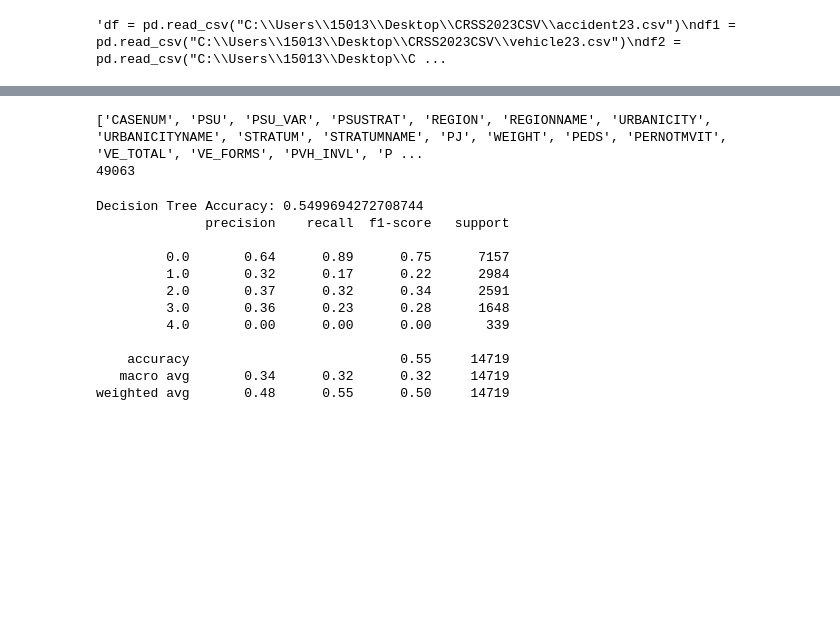
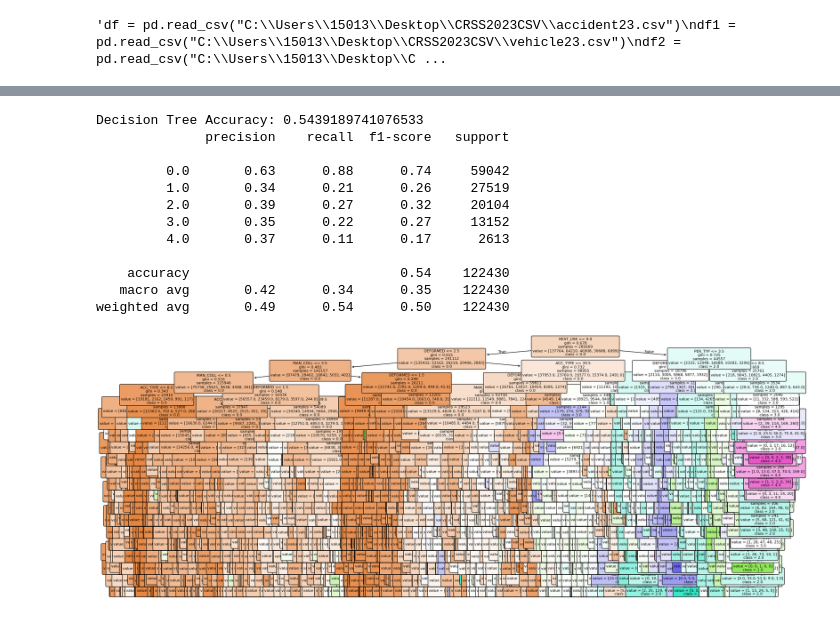
Before and after one commit to emmab0118/Data_Miners, a Jupyter notebook: features.ipynb, the cells around one changed output, grey strips where cells are left out. Drawn from its saved outputs; the diff is of its cells as text; code cells hidden in the pictures; blank space fills up the shorter version.

Commit message:
horrifying graph

```diff
--- a/features.ipynb
+++ b/features.ipynb
@@ -55,34 +30,3 @@ print(len(df2)) #each file has a differnt num of entries, we need to match case
-# %%
-#merge all three dfs based on casenum
-
-#when i first ran all my code the df len was 500,000
-#assuming this is because of multiple people per car in accident?
-# if we remove these two lines then we will have much more data to work with
-df1_first = df1.groupby("CASENUM").head(1)
-df2_first = df2.groupby("CASENUM").head(1)
-
-df3 = (
-    df
-    .merge(df1_first, on="CASENUM", how="left")
-    .merge(df2_first, on="CASENUM", how="left")
-)
-
-"""df3 = (
-    df
-    .merge(df1, on="CASENUM", how="left")
-    .merge(df2, on="CASENUM", how="left")
-)"""
-
-
-df3 = df3[df3['MAX_SEV'] <= 4] #drop where sev vals > 4
-print(list(df3.columns))
-
-#so by this point what we have is df3, which is a dataframe consisting of
-#each unique column in the three csvs
-print(len(df3))
-# %% [output]
-['CASENUM', 'PSU', 'PSU_VAR', 'PSUSTRAT', 'REGION', 'REGIONNAME', 'URBANICITY', 'URBANICITYNAME', 'STRATUM', 'STRATUMNAME', 'PJ', 'WEIGHT', 'PEDS', 'PERNOTMVIT', 'VE_TOTAL', 'VE_FORMS', 'PVH_INVL', 'P ...
-49063
 # %%
 #checking for missing/unknown values and changing to NaN
 #most of the code taken from demo.ipynb
@@ -229,35 +173,49 @@ final.to_csv('output.csv')
 # %%
 #starting on the model
 #final accuracy around 54% for only one year of data, around 49000 points
 #hopefully would improve further with full dataset
-from sklearn.tree import DecisionTreeClassifier
+from sklearn.tree import DecisionTreeClassifier, plot_tree
 from sklearn.metrics import classification_report, accuracy_score
 
-X = df_imputed.drop(columns=['MAX_SEV'])
-y = df_imputed['MAX_SEV']
+X = final.drop(columns=['MAX_SEV'])
+y = final['MAX_SEV']
 for col in X.columns:
     X[col] = X[col].astype('category').cat.codes
 
-X_train, X_test, y_train, y_test = train_test_split(X, y, test_size=0.3, random_state=42, stratify=y)
+X_train, X_test, y_train, y_test = train_test_split(X, y, test_size=0.3, random_state=RANDOM_STATE, stratify=y)
 
 dt = DecisionTreeClassifier(max_depth=20, min_samples_split= 200, random_state=RANDOM_STATE)
 
 dt.fit(X_train, y_train)
 
 y_pred = dt.predict(X_test)
 
 print("Decision Tree Accuracy:", accuracy_score(y_test, y_pred))
 print(classification_report(y_test, y_pred))
+
+plt.figure(figsize=(25, 10))
+
+plot_tree(
+    dt,
+    feature_names=X.columns,
+    class_names=[str(c) for c in sorted(y.unique())],
+    filled=True,
+    rounded=True,
+    fontsize=8
+)
+
+plt.show()
 # %% [output]
-Decision Tree Accuracy: 0.5499694272708744
+Decision Tree Accuracy: 0.5439189741076533
               precision    recall  f1-score   support
 
-         0.0       0.64      0.89      0.75      7157
-         1.0       0.32      0.17      0.22      2984
-         2.0       0.37      0.32      0.34      2591
-         3.0       0.36      0.23      0.28      1648
-         4.0       0.00      0.00      0.00       339
+         0.0       0.63      0.88      0.74     59042
+         1.0       0.34      0.21      0.26     27519
+         2.0       0.39      0.27      0.32     20104
+         3.0       0.35      0.22      0.27     13152
+         4.0       0.37      0.11      0.17      2613
 
-    accuracy                           0.55     14719
-   macro avg       0.34      0.32      0.32     14719
-weighted avg       0.48      0.55      0.50     14719
+    accuracy                           0.54    122430
+   macro avg       0.42      0.34      0.35    122430
+weighted avg       0.49      0.54      0.50    122430
+[figure, added]
```
Also changed, not shown: parts of 1 cell of this notebook.
